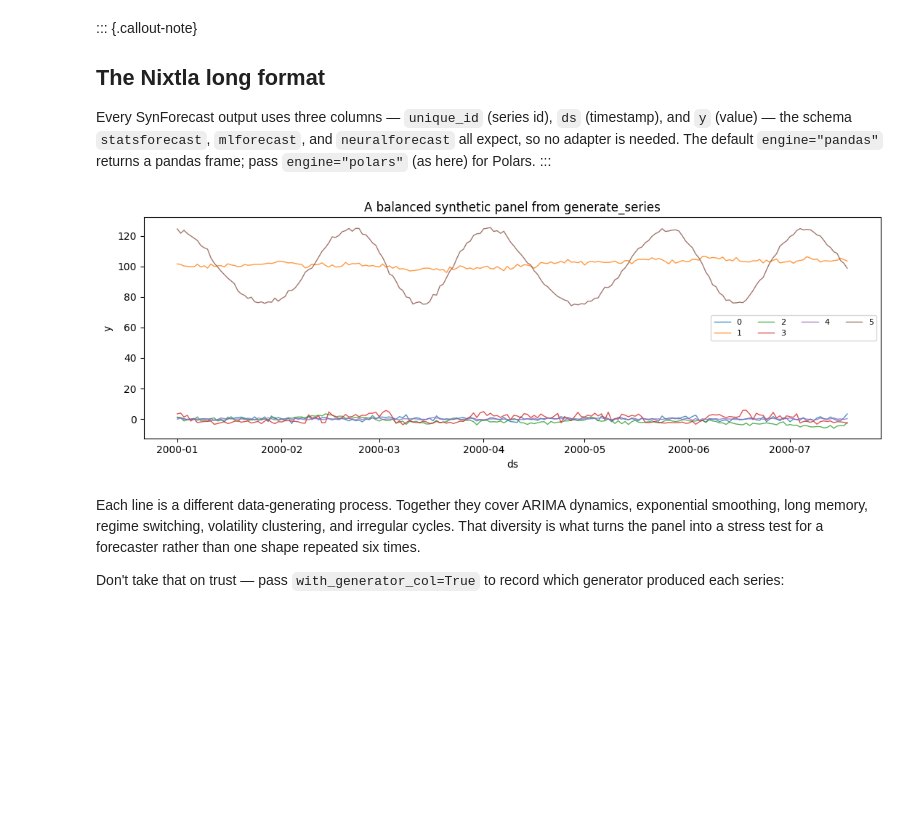
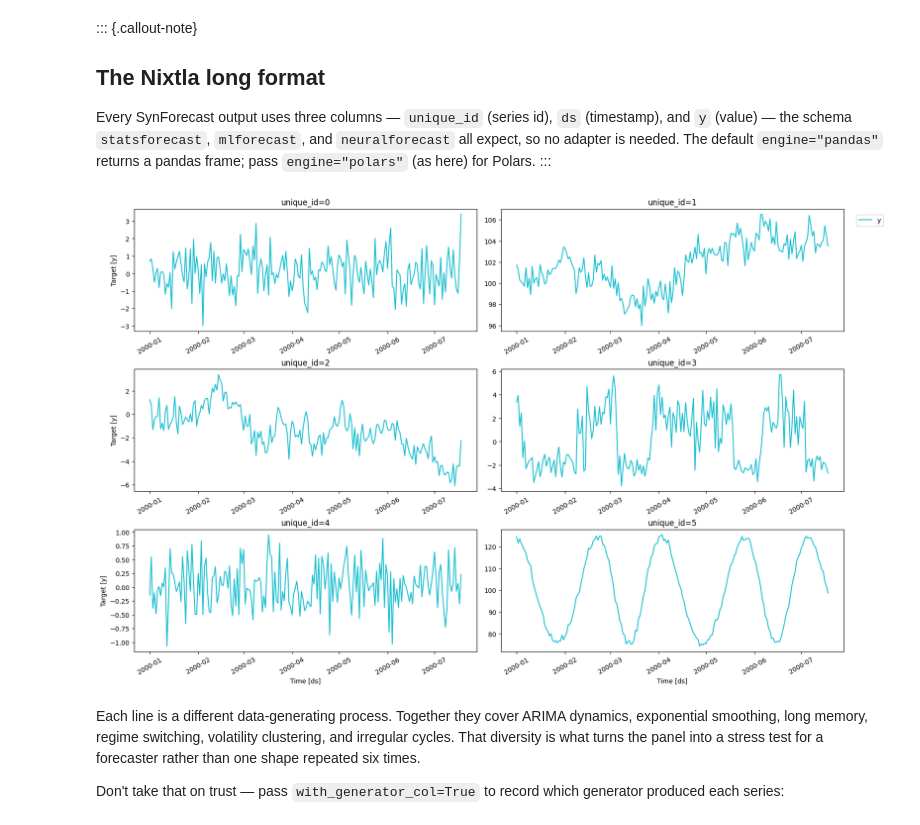
Before and after one commit to Nixtla/synforecast, a Jupyter notebook: nbs/docs/getting-started/quickstart.ipynb, the cells around one changed output. Cells and saved outputs as stored; diff of their text form; code cells hidden in the pictures; blank space fills up the shorter version.

```diff
--- a/nbs/docs/getting-started/quickstart.ipynb
+++ b/nbs/docs/getting-started/quickstart.ipynb
@@ -45,23 +45,27 @@ Every SynForecast output uses three columns — `unique_id` (series id), `ds` (t
 # %%
 import matplotlib.pyplot as plt
 import polars as pl
+from utilsforecast.plotting import plot_series
 
 
 def plot_panel(df, title, max_series=8):
-    """Plot each series in a long-format panel on a shared axis."""
+    """Overlay a panel on one axis, for series that share a data-generating process."""
     fig, ax = plt.subplots(figsize=(11, 4))
     for uid in df["unique_id"].unique(maintain_order=True).to_list()[:max_series]:
         series = df.filter(pl.col("unique_id") == uid)
         ax.plot(series["ds"], series["y"], linewidth=1, alpha=0.8, label=str(uid))
     ax.set(title=title, xlabel="ds", ylabel="y")
     ax.legend(fontsize=8, ncol=4)
     plt.tight_layout()
     plt.show()
 
 
-plot_panel(panel, "A balanced synthetic panel from generate_series")
+# These six series come from six different generators, so their scales differ by
+# an order of magnitude. One panel per series keeps the small-amplitude
+# processes readable; `plot_panel` above is for series that share a process.
+plot_series(panel, max_ids=6, plot_random=False)
 # %% [output]
-[figure, old version]
+[figure, new version]
 # %% [markdown]
 Each line is a different data-generating process. Together they cover ARIMA dynamics, exponential smoothing, long memory, regime switching, volatility clustering, and irregular cycles. That diversity is what turns the panel into a stress test for a forecaster rather than one shape repeated six times.
 
```
